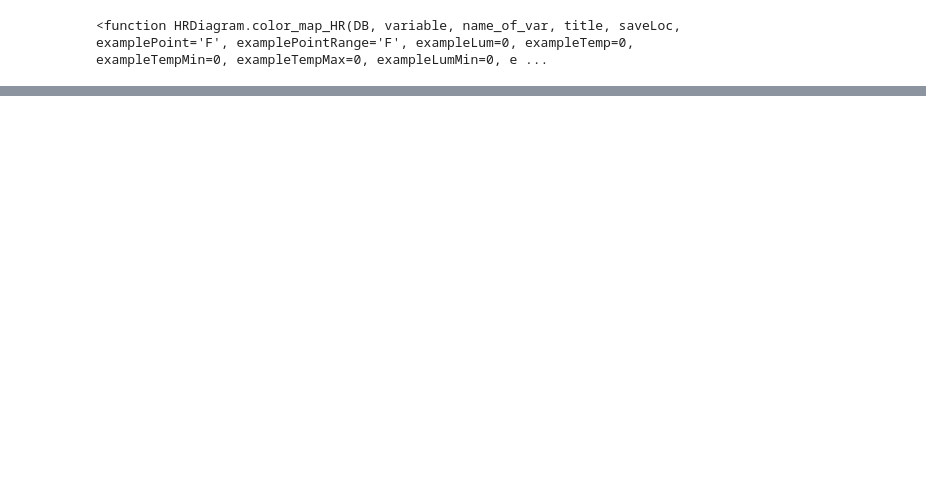
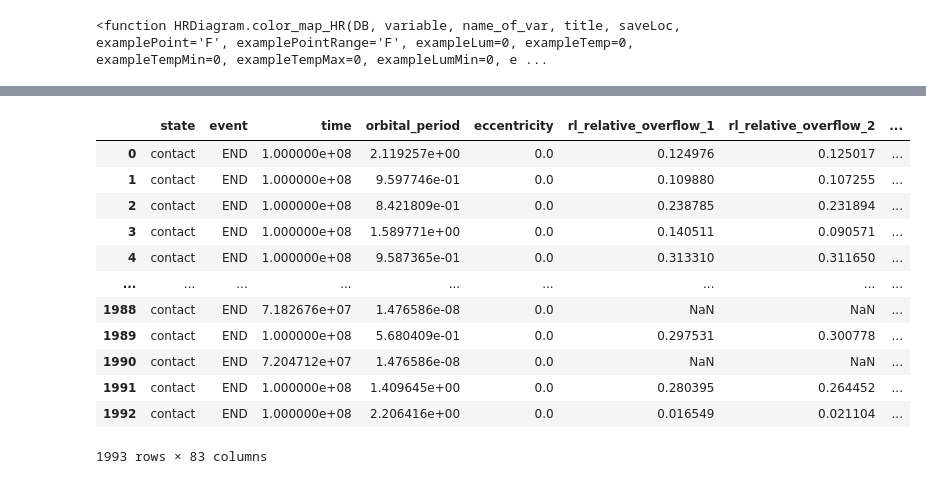
Before and after one commit to PiersonLip/Honors-Independent-Study, a Jupyter notebook: Code/Master-Grapher.ipynb, the cells around one changed output, grey strips where cells are left out. Drawn from its saved outputs; the diff is of its cells as text; code cells hidden in the pictures; blank space fills up the shorter version.

```diff
--- a/Code/Master-Grapher.ipynb
+++ b/Code/Master-Grapher.ipynb
@@ -83,0 +249,16 @@ color_map_HR(DB = XBs, variable= 'S2_mass', name_of_var=r'Star Two $M_{\odot}$',
+# %%
+contact
+# %% [output]
+|  | state | event | time | orbital_period | eccentricity | rl_relative_overflow_1 | rl_relative_overflow_2 | ... |
+| 0 | contact | END | 1.000000e+08 | 2.119257e+00 | 0.0 | 0.124976 | 0.125017 | ... |
+| 1 | contact | END | 1.000000e+08 | 9.597746e-01 | 0.0 | 0.109880 | 0.107255 | ... |
+| 2 | contact | END | 1.000000e+08 | 8.421809e-01 | 0.0 | 0.238785 | 0.231894 | ... |
+| 3 | contact | END | 1.000000e+08 | 1.589771e+00 | 0.0 | 0.140511 | 0.090571 | ... |
+| 4 | contact | END | 1.000000e+08 | 9.587365e-01 | 0.0 | 0.313310 | 0.311650 | ... |
+| ... | ... | ... | ... | ... | ... | ... | ... | ... |
+| 1988 | contact | END | 7.182676e+07 | 1.476586e-08 | 0.0 | NaN | NaN | ... |
+| 1989 | contact | END | 1.000000e+08 | 5.680409e-01 | 0.0 | 0.297531 | 0.300778 | ... |
+| 1990 | contact | END | 7.204712e+07 | 1.476586e-08 | 0.0 | NaN | NaN | ... |
+| 1991 | contact | END | 1.000000e+08 | 1.409645e+00 | 0.0 | 0.280395 | 0.264452 | ... |
+| 1992 | contact | END | 1.000000e+08 | 2.206416e+00 | 0.0 | 0.016549 | 0.021104 | ... |
+1993 rows × 83 columns
```
Also changed, not shown: parts of 5 cells of this notebook, 36 other files.
